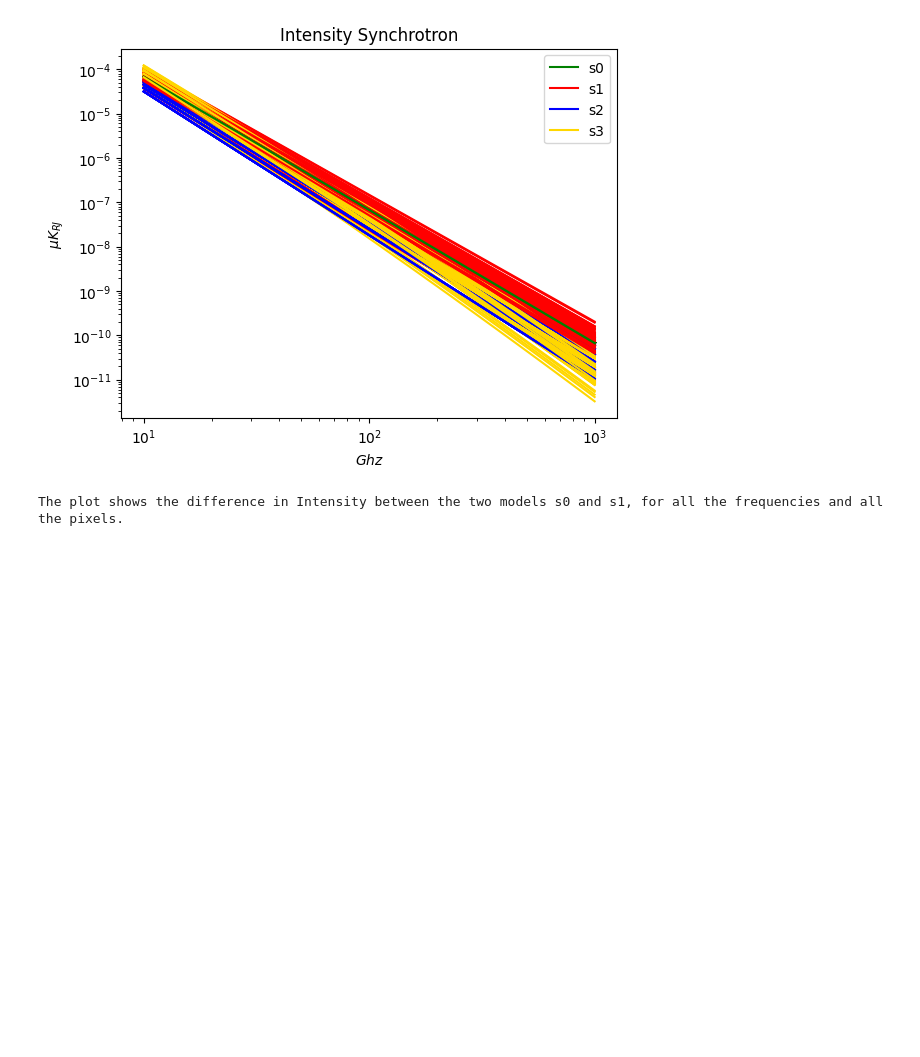
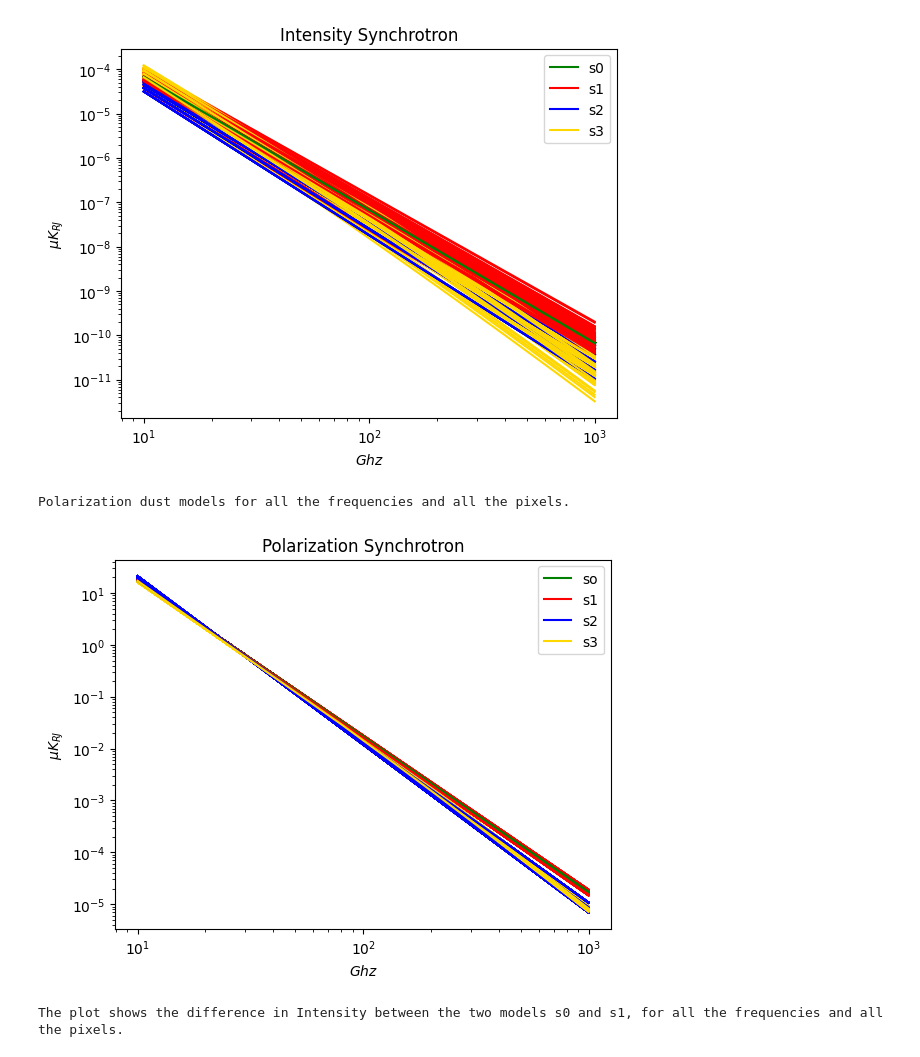
Before and after one commit to AlicePirotta/APC, a Jupyter notebook: comparation_models.ipynb, the cells around one changed output. Saved outputs shown, nothing was run; the diff lists cells and outputs as text; code cells hidden in the pictures; blank space fills up the shorter version.

```diff
--- a/comparation_models.ipynb
+++ b/comparation_models.ipynb
@@ -117,10 +137,10 @@ The plot shows the difference in Polarization between the two models d0 and d1,
 [figure]
 # %%
 for i,_ in enumerate(s0[0,0,:]):
-    plt.plot(frequencies,s0[:,0,i],'-',color='green',label="I_s0")
-    plt.plot(frequencies,s1[:,0,i],'-',color='red',label="I_s1")
-    plt.plot(frequencies,s2[:,0,i],'-',color='blue',label="I_s2")
-    plt.plot(frequencies,s3[:,0,i],'-',color='gold',label="I_s3")
+    plt.plot(frequencies,s0[:,0,i],'-',color='green')
+    plt.plot(frequencies,s1[:,0,i],'-',color='red')
+    plt.plot(frequencies,s2[:,0,i],'-',color='blue')
+    plt.plot(frequencies,s3[:,0,i],'-',color='gold')
 
 plt.title("Intensity Synchrotron")
 plt.yscale('log')
@@ -132,6 +152,25 @@ print("Synchrotron models for all the frequencies and all the pixels. ")
 # %% [output]
 Synchrotron models for all the frequencies and all the pixels.
 [figure]
+# %%
+for i,val_i in enumerate(s0[:,1,:]):
+     for i,val_i in enumerate(s0[:,2,:]):
+        plt.plot(frequencies,polarizzazione(s0[:,1,i],s0[:,2,i]),'-',color='green')
+        plt.plot(frequencies,polarizzazione(s1[:,1,i],s1[:,2,i]),'-',color='red')
+        plt.plot(frequencies,polarizzazione(s2[:,1,i],s2[:,2,i]),'-',color='blue')
+        plt.plot(frequencies,polarizzazione(s3[:,1,i],s3[:,2,i]),'-',color='gold')
+
+
+plt.title("Polarization Synchrotron")
+plt.yscale('log')
+plt.xscale('log')
+plt.xlabel(r'$Ghz$')
+plt.ylabel(r'$\mu$$K_{RJ}$')
+plt.legend(["so","s1","s2","s3"])
+print("Polarization dust models for all the frequencies and all the pixels. ")
+# %% [output]
+Polarization dust models for all the frequencies and all the pixels.
+[figure, added]
 # %%
 s=s0-s1
 # %%
```
Also changed, not shown: parts of 3 cells of this notebook.
